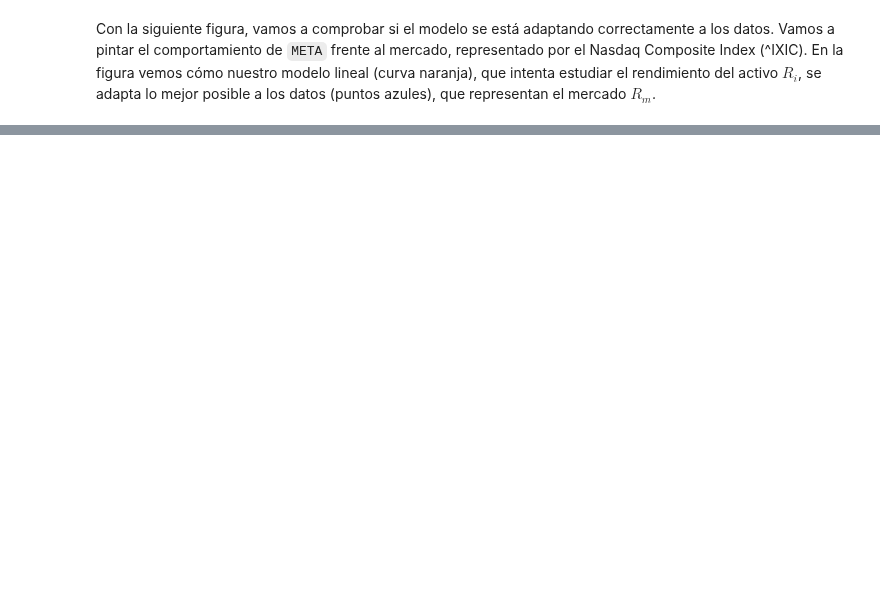
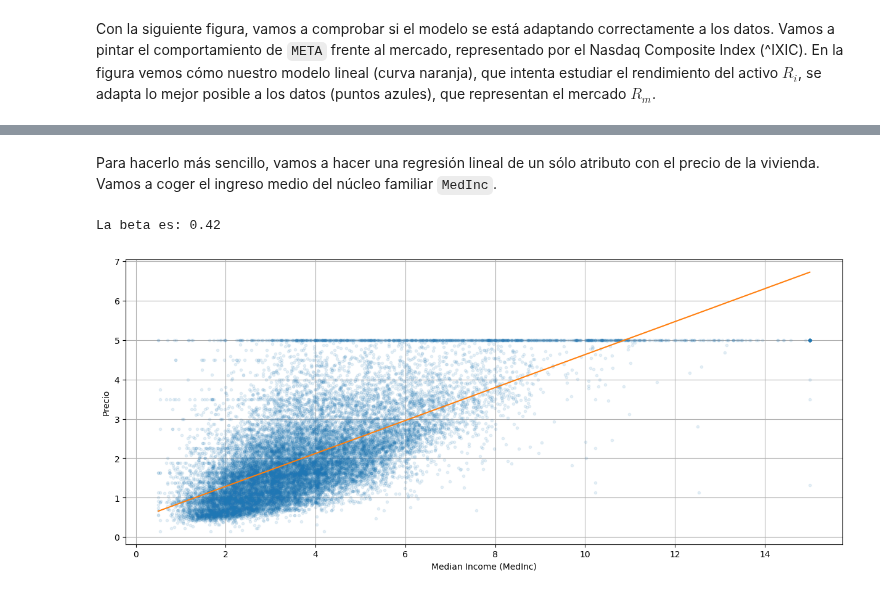
Before and after one commit to alfonso-santos/microcredencial-carteras-python-2023, a Jupyter notebook: Tema_3_Markowitz/src/optimizacion-Intro.ipynb, the cells around one changed output, grey strips where cells are left out. Drawn from its saved outputs; the diff is of its cells as text; code cells hidden in the pictures; blank space fills up the shorter version.

```diff
--- a/Tema_3_Markowitz/src/optimizacion-Intro.ipynb
+++ b/Tema_3_Markowitz/src/optimizacion-Intro.ipynb
@@ -196,0 +237,6 @@ Para más información sobre optimización convexa podéis estudiar el curso de
+# %%
+from sklearn.datasets import fetch_california_housing
+import pandas as pd
+
+housing = fetch_california_housing()
+print(housing.DESCR)
@@ -196,0 +261,3 @@ Para más información sobre optimización convexa podéis estudiar el curso de
+# %%
+data = pd.DataFrame(housing.data, columns=housing.feature_names)
+target = housing.target
@@ -196,0 +280,22 @@ Para más información sobre optimización convexa podéis estudiar el curso de
+# %% [markdown]
+Para hacerlo más sencillo, vamos a hacer una regresión lineal de un sólo atributo con el precio de la vivienda. Vamos a coger el ingreso medio del núcleo familiar `MedInc`.
+# %%
+X1 = sm.add_constant(data["MedInc"])
+model = sm.OLS(target, X1)
+results = model.fit()
+
+alpha = results.params.iloc[0]
+beta = results.params.iloc[1]
+print(f'La beta es: {beta:.2f}')
+# %% [output]
+La beta es: 0.42
+# %%
+plt.figure(figsize=(15, 6))
+plt.plot(data["MedInc"], target, '.', alpha=0.1)
+plt.plot([data["MedInc"].min(), data["MedInc"].max()], [alpha + beta*data["MedInc"].min(), alpha + beta*data["MedInc"].max()])
+plt.xlabel("Median Income (MedInc)")
+plt.ylabel("Precio")
+plt.grid()
+plt.show()
+# %% [output]
+[figure, added]
```
Also changed, not shown: parts of 35 cells of this notebook, 9 other files.
